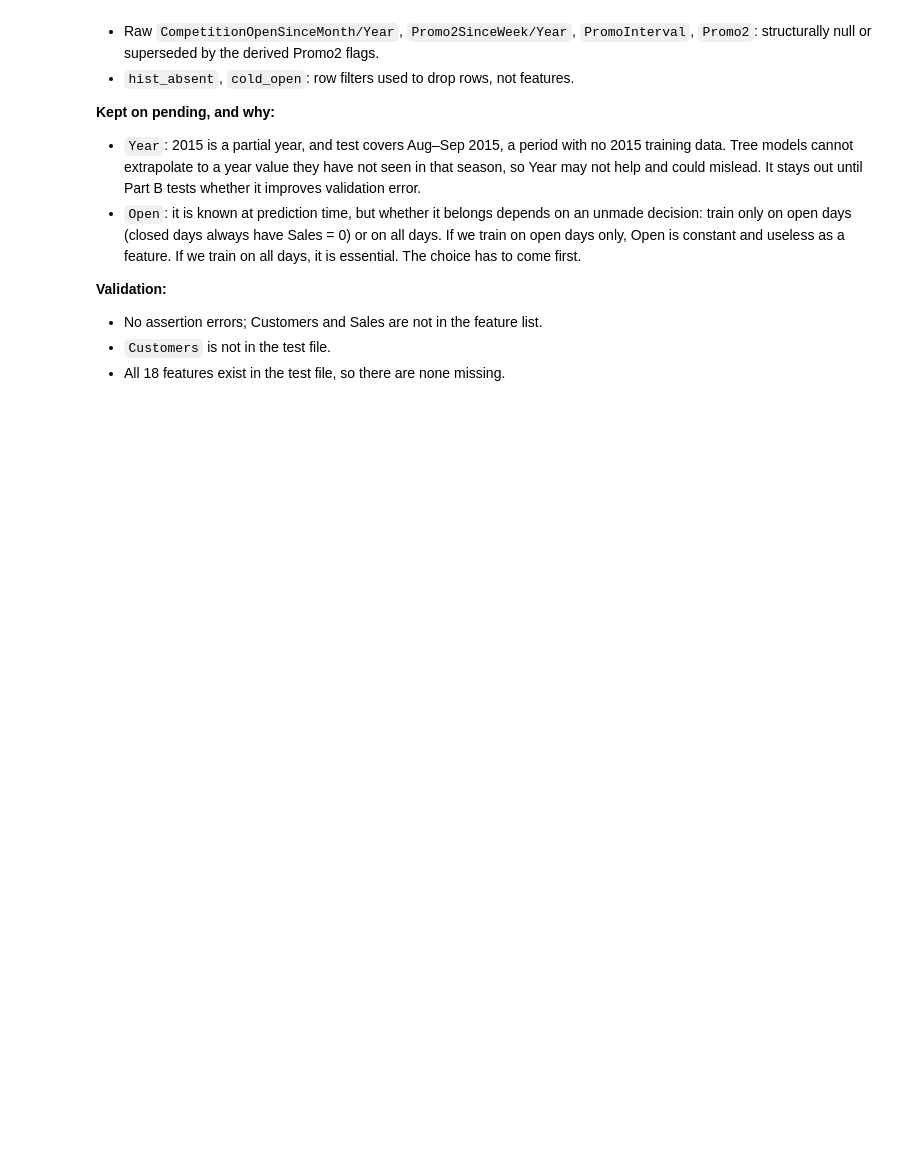
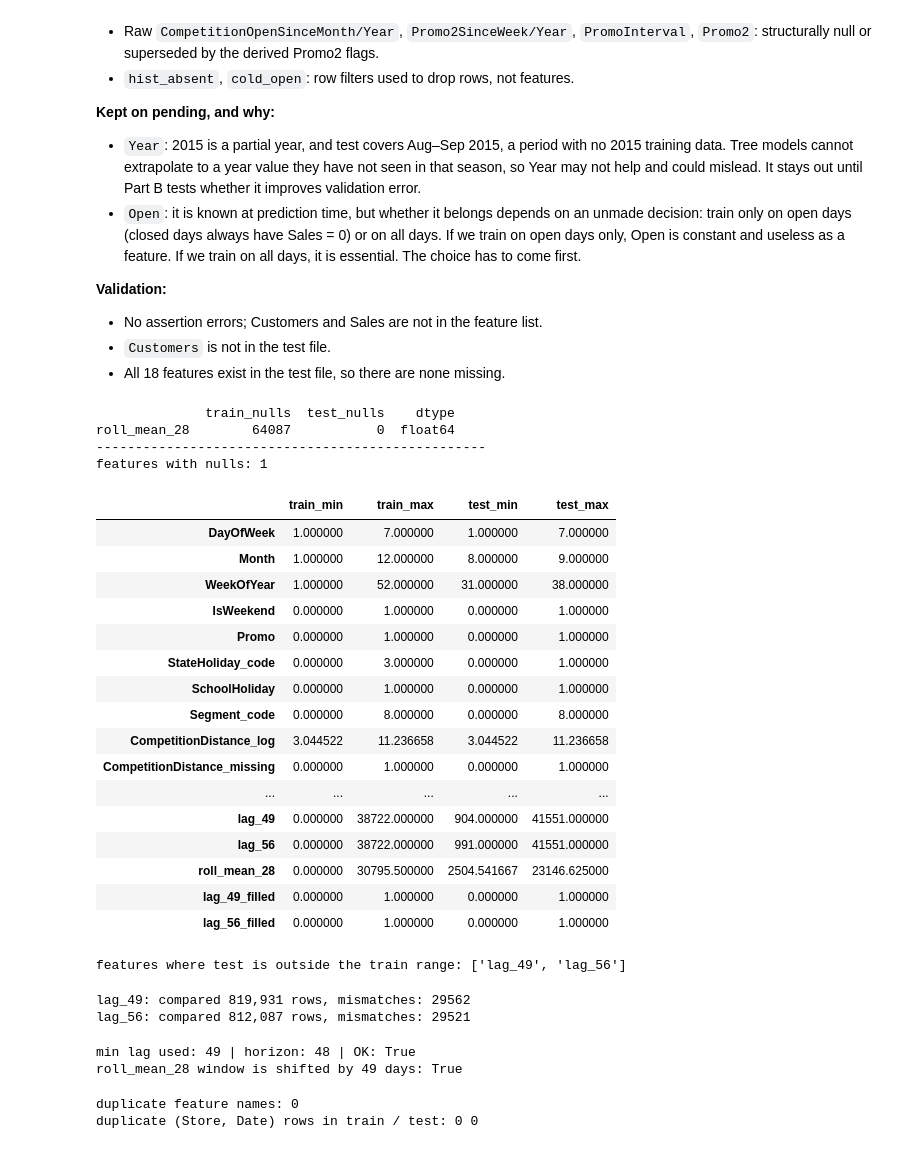
Before and after one commit to Aliraza-Amjad-Shaikh/demand-lens, a Jupyter notebook: notebooks/03_feature_engineering.ipynb, the cells around one changed output. Cells and saved outputs as stored; diff of their text form; code cells hidden in the pictures; blank space fills up the shorter version.

```diff
--- a/notebooks/03_feature_engineering.ipynb
+++ b/notebooks/03_feature_engineering.ipynb
@@ -998,0 +1007,62 @@ features: 18 | missing from test: set()
+# %%
+print(chk[(chk.train_nulls > 0) | (chk.test_nulls > 0)])
+print('-'*50)
+print("features with nulls:", int(((chk.train_nulls > 0) | (chk.test_nulls > 0)).sum()))
+# %% [output]
+              train_nulls  test_nulls    dtype
+roll_mean_28        64087           0  float64
+--------------------------------------------------
+features with nulls: 1
+# %%
+# 2. Ranges, train vs test
+
+rng = pd.concat({'train_min': train[FEATURES].min(), 'train_max': train[FEATURES].max(),
+                 'test_min':  test[FEATURES].min(),  'test_max':  test[FEATURES].max()}, axis=1)
+
+rng
+# %% [output]
+|  | train_min | train_max | test_min | test_max |
+| DayOfWeek | 1.000000 | 7.000000 | 1.000000 | 7.000000 |
+| Month | 1.000000 | 12.000000 | 8.000000 | 9.000000 |
+| WeekOfYear | 1.000000 | 52.000000 | 31.000000 | 38.000000 |
+| IsWeekend | 0.000000 | 1.000000 | 0.000000 | 1.000000 |
+| Promo | 0.000000 | 1.000000 | 0.000000 | 1.000000 |
+| StateHoliday_code | 0.000000 | 3.000000 | 0.000000 | 1.000000 |
+| SchoolHoliday | 0.000000 | 1.000000 | 0.000000 | 1.000000 |
+| Segment_code | 0.000000 | 8.000000 | 0.000000 | 8.000000 |
+| CompetitionDistance_log | 3.044522 | 11.236658 | 3.044522 | 11.236658 |
+| CompetitionDistance_missing | 0.000000 | 1.000000 | 0.000000 | 1.000000 |
+| ... | ... | ... | ... | ... |
+| lag_49 | 0.000000 | 38722.000000 | 904.000000 | 41551.000000 |
+| lag_56 | 0.000000 | 38722.000000 | 991.000000 | 41551.000000 |
+| roll_mean_28 | 0.000000 | 30795.500000 | 2504.541667 | 23146.625000 |
+| lag_49_filled | 0.000000 | 1.000000 | 0.000000 | 1.000000 |
+| lag_56_filled | 0.000000 | 1.000000 | 0.000000 | 1.000000 |
+# %%
+out = rng[(rng.test_min < rng.train_min) | (rng.test_max > rng.train_max)]
+
+print("features where test is outside the train range:", list(out.index))
+# %% [output]
+features where test is outside the train range: ['lag_49', 'lag_56']
+# %%
+# 3. Lag leakage: recompute lag_49 and lag_56 from raw Sales and compare
+
+s = train.set_index(['Store', 'Date'])['Sales']
+
+for L in (49, 56):
+    key = pd.MultiIndex.from_arrays([train['Store'], train['Date'] - pd.Timedelta(days=L)])
+    ref = s.reindex(key).to_numpy()
+    mask = ~np.isnan(ref) & train[f'lag_{L}'].notna().to_numpy() & ~train[f'lag_{L}_filled'].astype(bool).to_numpy()
+    print(f"lag_{L}: compared {mask.sum():,} rows, mismatches:", int((ref[mask] != train.loc[mask, f'lag_{L}'].to_numpy()).sum()))
+# %% [output]
+lag_49: compared 819,931 rows, mismatches: 29562
+lag_56: compared 812,087 rows, mismatches: 29521
+# %%
+# Shortest lookback must be at least the forecast horizon (48 days)
+
+print("min lag used:", 49, "| horizon: 48 | OK:", 49 > 48)
+
+print("roll_mean_28 window is shifted by 49 days:", True)  # confirm against the 3A code
+# %% [output]
+min lag used: 49 | horizon: 48 | OK: True
+roll_mean_28 window is shifted by 49 days: True
@@ -998,0 +1073,8 @@ features: 18 | missing from test: set()
+# %%
+print("duplicate feature names:", len(FEATURES) - len(set(FEATURES)))
+
+print("duplicate (Store, Date) rows in train / test:",
+      train.duplicated(['Store', 'Date']).sum(), test.duplicated(['Store', 'Date']).sum())
+# %% [output]
+duplicate feature names: 0
+duplicate (Store, Date) rows in train / test: 0 0
```
Also changed, not shown: parts of 18 cells of this notebook.
